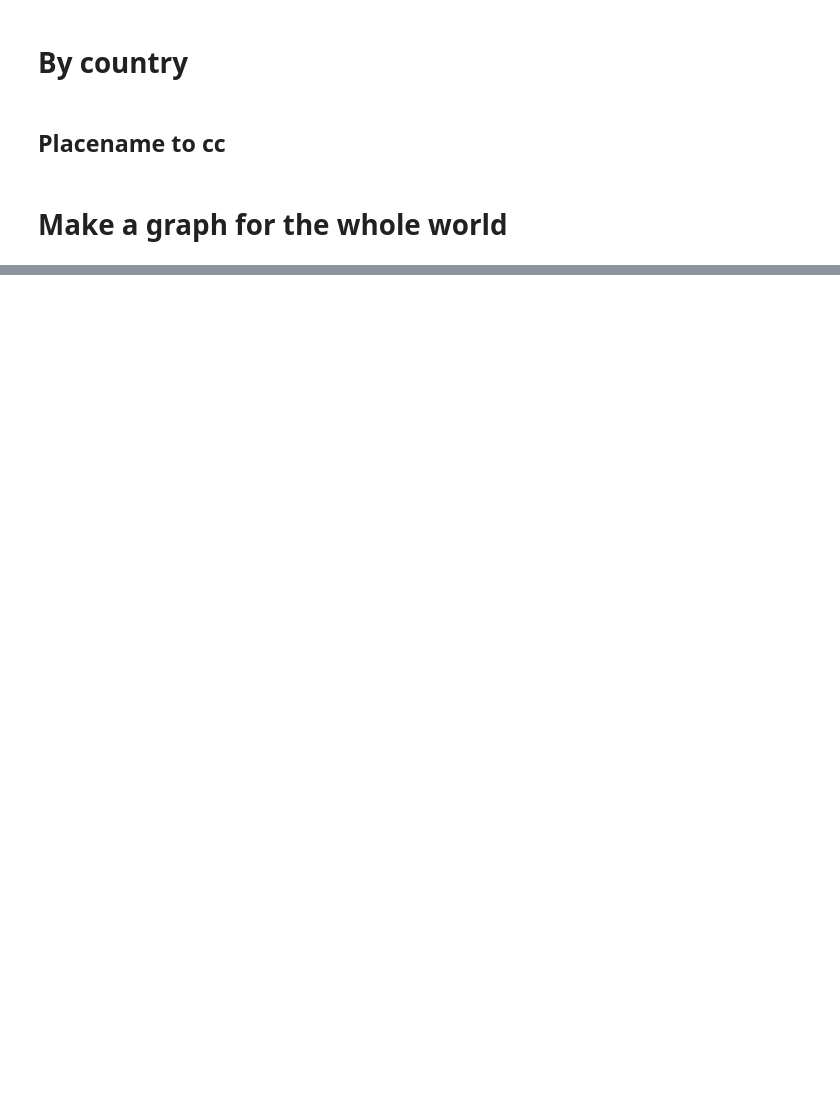
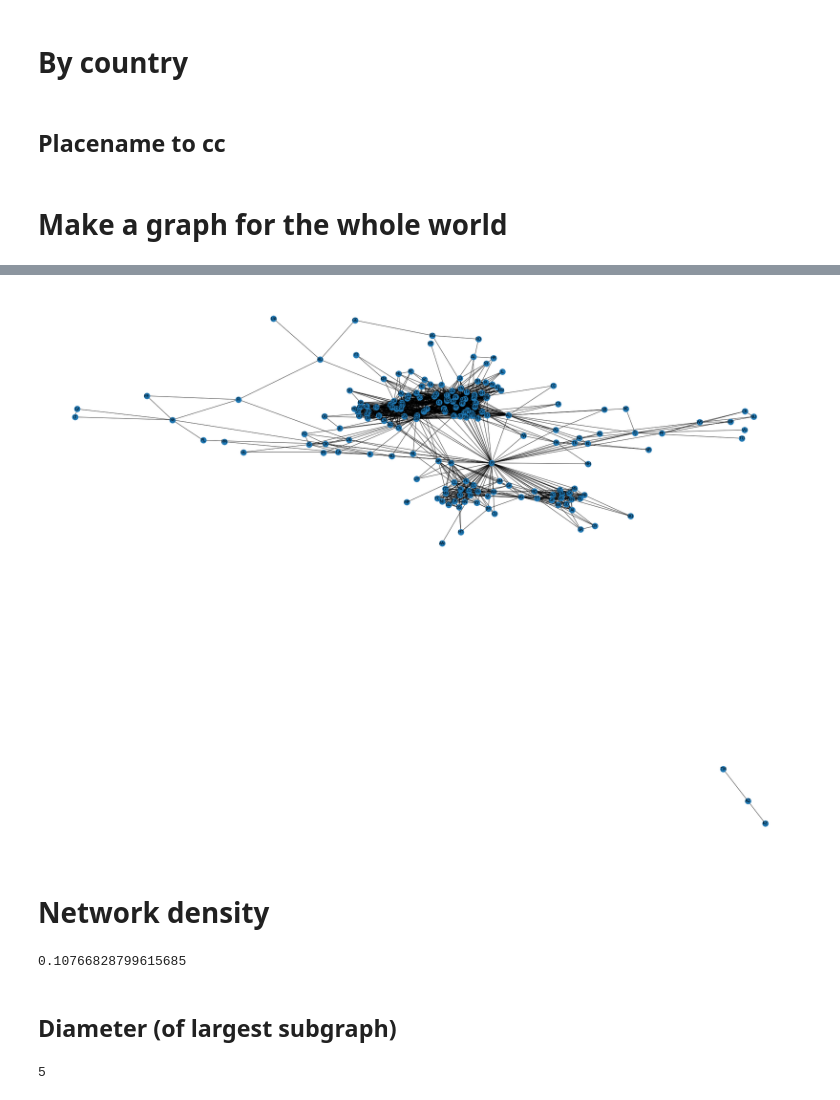
Before and after one commit to daylight-lab/undersea-cables, a Jupyter notebook: analysis.ipynb, the cells around one changed output, grey strips where cells are left out. Saved outputs shown, nothing was run; the diff lists cells and outputs as text; code cells hidden in the pictures; blank space fills up the shorter version.

Commit message:
got the graph

```diff
--- a/analysis.ipynb
+++ b/analysis.ipynb
@@ -14,7 +18,7 @@ def load_json_dir (directory: str) -> List[dict]:
     filenames = listdir(directory)
     def load_by_fn (fn: str) -> dict:
         return json.load(open(join(directory, fn)))
-    return [load_by_fn(f) for f in filenames]
+    return [load_by_fn(f) for f in filenames if f != 'search.json']
 # %% [markdown]
 # By country
 # %%
@@ -43,9 +47,11 @@ def country_to_cc2 (country_name: str) -> str:
 def place_name_to_cc2 (placename: str) -> str:
     try:
         count_name = placename.split(',')[-1].strip()
+        return country_to_cc2(count_name)
     except:
-        count_name = placename
-    return country_to_cc2(count_name)
+        # sometimes country names have a comma (e.g., 'Congo, Dem. Rep.')
+        count_name = placename.split(',')[-2].strip()
+        return country_to_cc2(count_name)
 # [place_name_to_cc2(n) for n in place_names]
 # %% [markdown]
 # Make a graph for the whole world
@@ -54,5 +57,0 @@ G = nx.Graph()
-# %%
-for i, country in enumerate(countries):
-    print(i)
-    print(country_to_cc2(country['name']))
-#     G.add_node(country)
@@ -97,0 +58,13 @@ countries[170]
+# %%
+G = nx.Graph()
+for country in countries:
+    cc2 = country_to_cc2(country['name'])
+    # add nodes for each country
+    G.add_node(cc2)
+for country in countries:
+    # add edges for each country
+    from_cc2 = country_to_cc2(country['name'])
+    connection_names = get_connections(country)
+    connection_cc2s = [place_name_to_cc2(n) for n in connection_names]
+    for to_cc2 in connection_cc2s:
+        G.add_edge(from_cc2, to_cc2)
@@ -97,0 +75,29 @@ countries[170]
+# %%
+fig, ax = plt.subplots(1, 1, figsize=(40, 30));
+nx.draw(G, with_labels=True)
+# %% [output]
+[figure, added]
+# %% [markdown]
+# Network density
+# %%
+density = nx.density(G)
+density
+# %% [output]
+0.10766828799615685
+# %% [markdown]
+## Diameter (of largest subgraph)
+# %%
+# Next, use nx.connected_components to get the list of components,
+# then use the max() command to find the largest one:
+components = nx.connected_components(G)
+largest_component = max(components, key=len)
+
+# Create a "subgraph" of just the largest component
+# Then calculate the diameter of the subgraph, just like you did with density.
+#
+
+subgraph = G.subgraph(largest_component)
+diameter = nx.diameter(subgraph)
+diameter
+# %% [output]
+5
```
Also changed, not shown: parts of 22 cells of this notebook.
